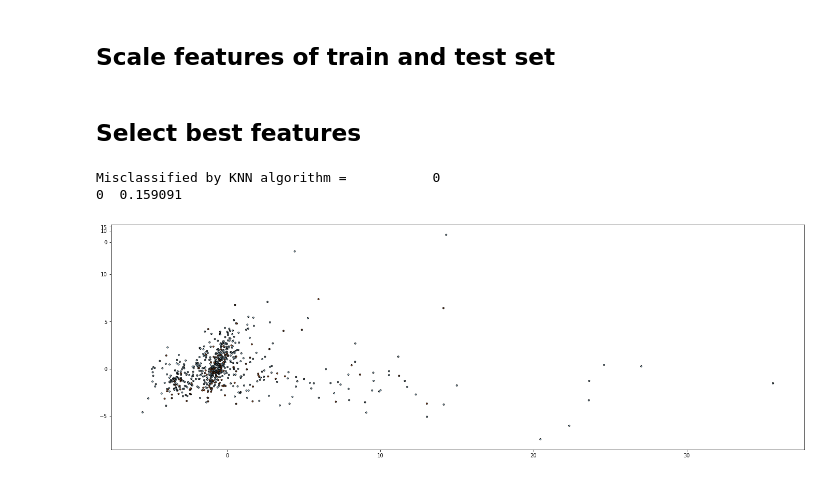
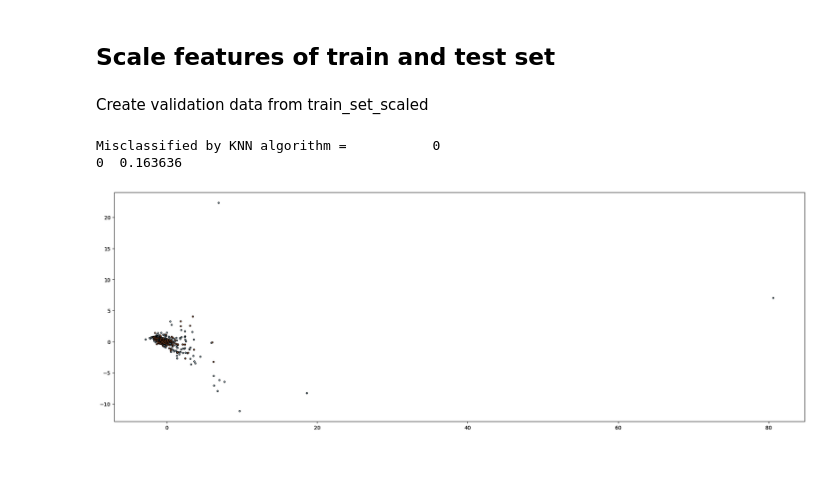
Before and after one commit to peterij/TM10007_Diagnosing_heart_disease, a Jupyter notebook: assignment.ipynb, the cells around one changed output. Cells and saved outputs as stored; diff of their text form; code cells hidden in the pictures.

Commit message:
RobustScaling toegevoegd & validatie set getrokken uit train

```diff
--- a/assignment.ipynb
+++ b/assignment.ipynb
@@ -111,15 +111,20 @@ test_set = pd.concat([x_test_normal,x_test_abnormal])
 # %% [markdown]
 ## Scale features of train and test set
 # %%
-# scaling the data
+from sklearn.preprocessing import RobustScaler
+
+# deal with outliers in the data
+transformer = RobustScaler().fit(train_set)
+train_set_robust = pd.DataFrame(transformer.transform(train_set))
+test_set_robust = pd.DataFrame(transformer.transform(test_set))
+
+# scaling the data between 0 and 1
 scaler = MinMaxScaler(feature_range=(0, 1))
 # fit the scaler on the train set
-scaler.fit(train_set)
+scaler.fit(train_set_robust)
 # transform both train and test data set with the scaler
 # rename the column names to the ones from 'data' again
-train_set_scaled = pd.DataFrame(scaler.transform(train_set))
+train_set_scaled = pd.DataFrame(scaler.transform(train_set_robust))
 train_set_scaled.columns=data.columns.values
-test_set_scaled = pd.DataFrame(scaler.transform(test_set))
+test_set_scaled = pd.DataFrame(scaler.transform(test_set_robust))
 test_set_scaled.columns=data.columns.values
-# %% [markdown]
-## Select best features
@@ -148,3 +131,16 @@ print(label_1)
+# %% [markdown]
+Create validation data from train_set_scaled
+# %%
+x_train_val, x_val = model_selection.train_test_split(train_set_scaled, test_size=0.2)
+
+ecg_train_abnormal = train_set_scaled[train_set_scaled['label'] == 1]
+ecg_train_normal = train_set_scaled[train_set_scaled['label'] == 0]
+
+v_train_abnormal, v_val_abnormal = model_selection.train_test_split(ecg_train_abnormal, test_size=0.2)
+v_train_normal, v_val_normal = model_selection.train_test_split(ecg_train_normal,test_size = 0.2)
+
+train_set_scaled = pd.concat([v_train_normal,v_train_abnormal])
+validation_set = pd.concat([v_val_normal,v_val_abnormal])
 # %%
 from sklearn.decomposition import PCA
 from sklearn.preprocessing import StandardScaler
@@ -173,25 +169,28 @@ print(sorted_loadings)
 # %%
 from sklearn.tree import DecisionTreeClassifier
 from sklearn.neighbors import KNeighborsClassifier
 from sklearn.ensemble import RandomForestClassifier
 from sklearn.ensemble import BaggingClassifier
 from sklearn.ensemble import VotingClassifier
 
 clsfs = KNeighborsClassifier()
 fig = plt.figure(figsize=(24,8))
 
-ax = fig.add_subplot(7, 3, num + 1)
+ax = fig.add_subplot()
 ax.scatter(X_pca[:, 0], X_pca[:, 1], marker='o', c=y,
         s=25, edgecolor='k', cmap=plt.cm.Paired)
 
 clsfs.fit(X_pca,y)
+
 ax = fig.add_subplot()
 ax.scatter(X_pca[:,0],X_pca[:,1],marker='o',c=y,s=8,edgecolor='k',cmap=plt.cm.Paired)
+
 y_pred = pd.DataFrame(clsfs.predict(X_pca))
 correct = pd.DataFrame(y)
+
 percentage = pd.DataFrame((correct != y_pred).sum() / len(y_pred))
 print(f'Misclassified by KNN algorithm = {percentage}')
 # %% [output]
 Misclassified by KNN algorithm =           0
-0  0.159091
+0  0.163636
-[figure, old version]
+[figure, new version]
```
Also changed, not shown: parts of 3 cells of this notebook.
